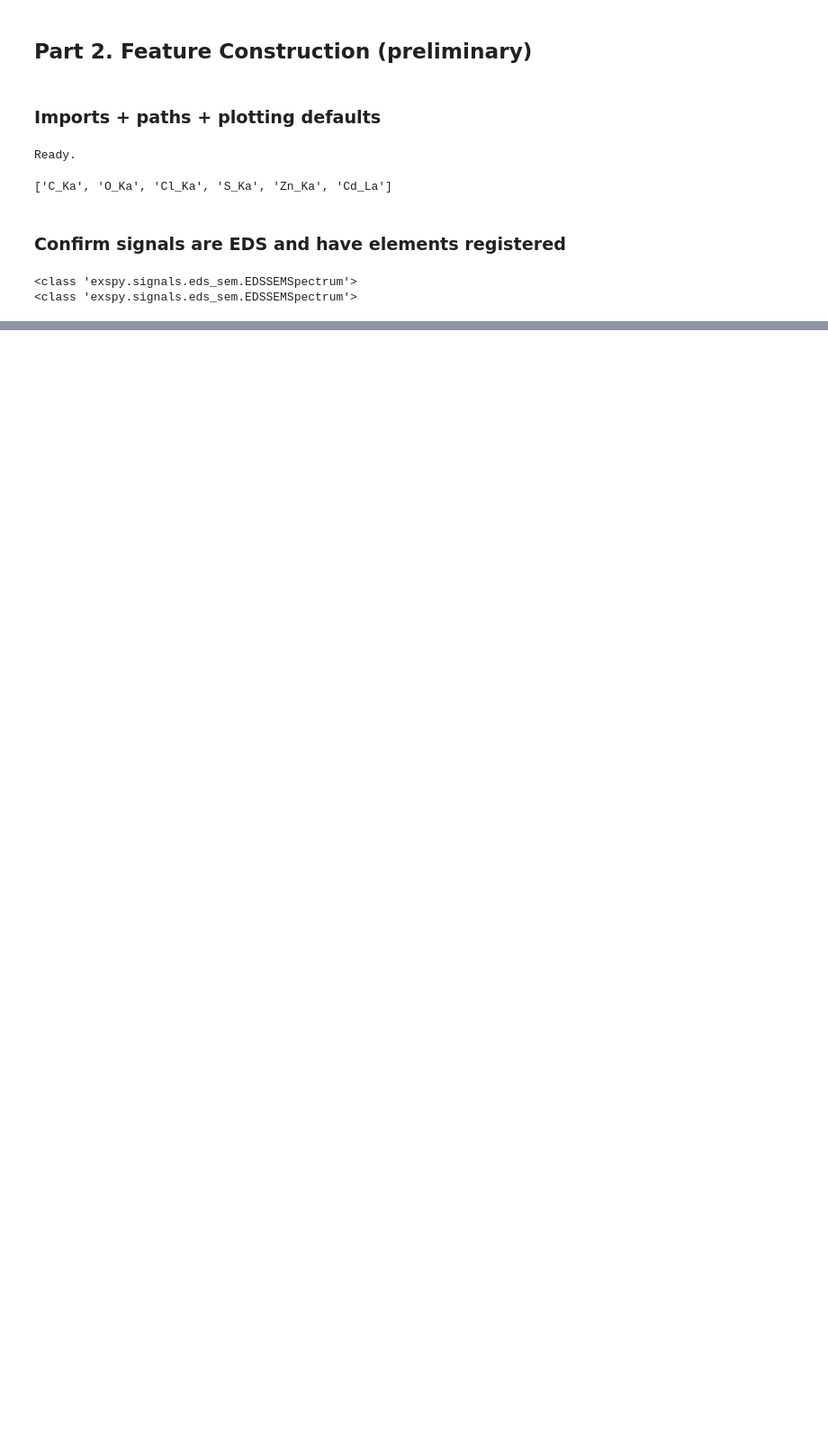
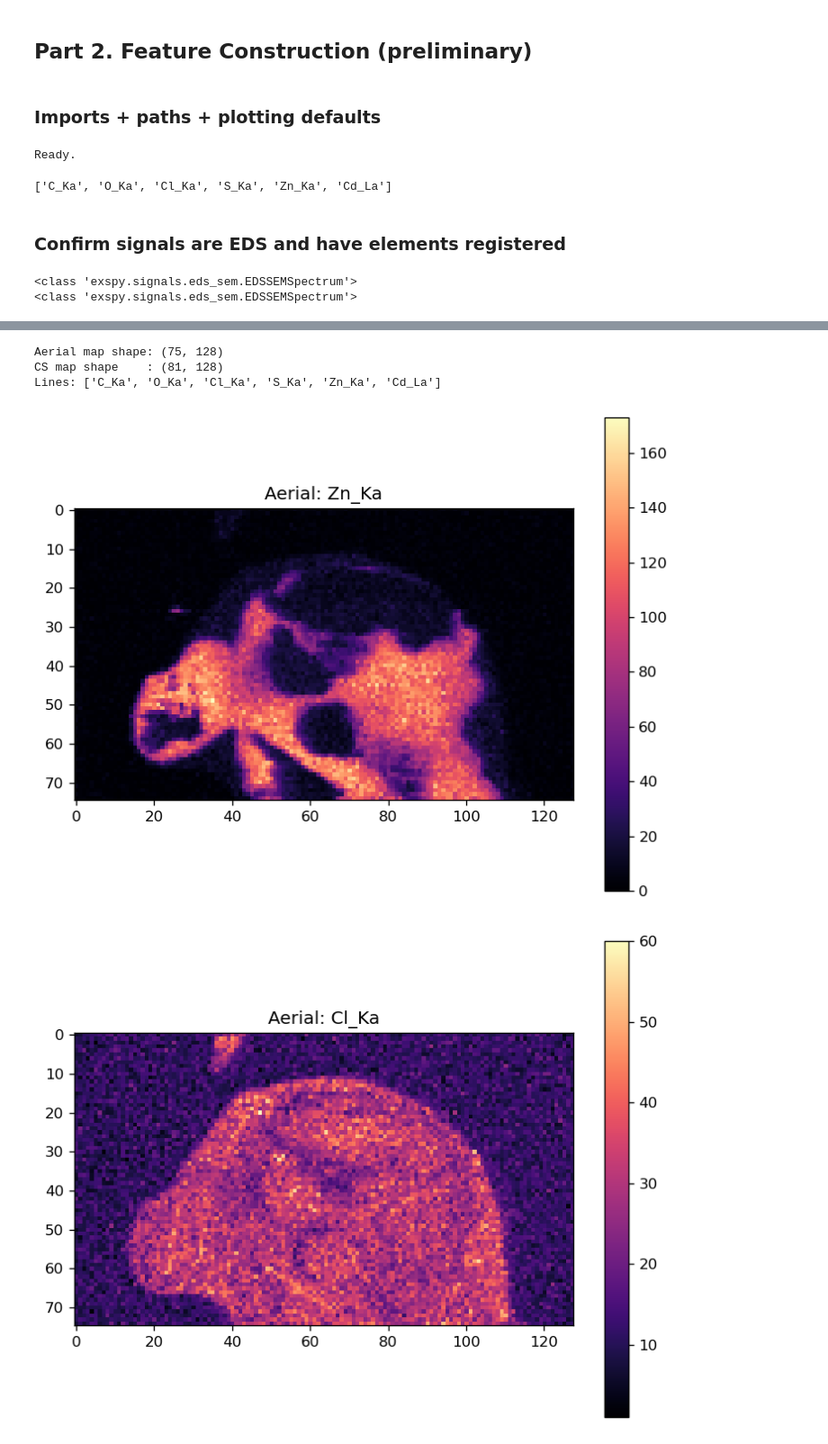
Before and after one commit to eliseetrheim/ZincSoap_ML, a Jupyter notebook: draft.ipynb, the cells around one changed output, grey strips where cells are left out. Shown at 90% size. Cells and saved outputs as stored; diff of their text form; code cells hidden in the pictures; blank space fills up the shorter version.

```diff
--- a/draft.ipynb
+++ b/draft.ipynb
@@ -327,0 +364,13 @@ MemoryError: Unable to allocate 15.7 GiB for an array with shape (653, 1024, 314
+# %%
+sA = sA.as_lazy()
+nav = sA.axes_manager.navigation_shape
+sig = sA.axes_manager.signal_shape
+f0, f1, fe = REBIN_SCALE
+
+n0, n1 = nav
+ne = sig[0]
+
+sA_trim = sA.inav[:n0 - (n0 % f0), :n1 - (n1 % f1)].isig[:ne - (ne % fe)]
+sA_rb = sA_trim.rebin(scale=REBIN_SCALE)
+
+print("Rebinned Aerial:", sA_rb)
@@ -327,0 +379,38 @@ MemoryError: Unable to allocate 15.7 GiB for an array with shape (653, 1024, 314
+# %%
+# Extract line-intensity maps for both datasets
+XRAY_LINES = ["C_Ka", "O_Ka", "Cl_Ka", "S_Ka", "Zn_Ka", "Cd_La"]
+
+mapsA = sA_rb.get_lines_intensity(xray_lines=XRAY_LINES, plot_result=False)
+mapsC = sC_rb.get_lines_intensity(xray_lines=XRAY_LINES, plot_result=False)
+
+print("Aerial map shape:", mapsA[0].data.shape)
+print("CS map shape    :", mapsC[0].data.shape)
+print("Lines:", XRAY_LINES)
+# %% [output]
+Aerial map shape: (75, 128)
+CS map shape    : (81, 128)
+Lines: ['C_Ka', 'O_Ka', 'Cl_Ka', 'S_Ka', 'Zn_Ka', 'Cd_La']
+# %%
+# Quick visual sanity check (Zn + Cl)
+import numpy as np
+import matplotlib.pyplot as plt
+
+def show_line_map(m, title, cmap="magma"):
+    img = np.asarray(m.data)
+    img = img.copy()
+    img[img < 0] = 0
+    plt.figure()
+    plt.imshow(img, cmap=cmap)
+    plt.title(title)
+    plt.colorbar()
+    plt.tight_layout()
+    plt.show()
+
+show_line_map(mapsA[4], "Aerial: Zn_Ka")  # Zn is index 4 in XRAY_LINES
+show_line_map(mapsA[2], "Aerial: Cl_Ka")  # Cl is index 2
+
+show_line_map(mapsC[4], "CS: Zn_Ka")
+show_line_map(mapsC[2], "CS: Cl_Ka")
+# %% [output]
+[figure, added]
+[figure, added]
```
Also changed, not shown: parts of 13 cells of this notebook.
